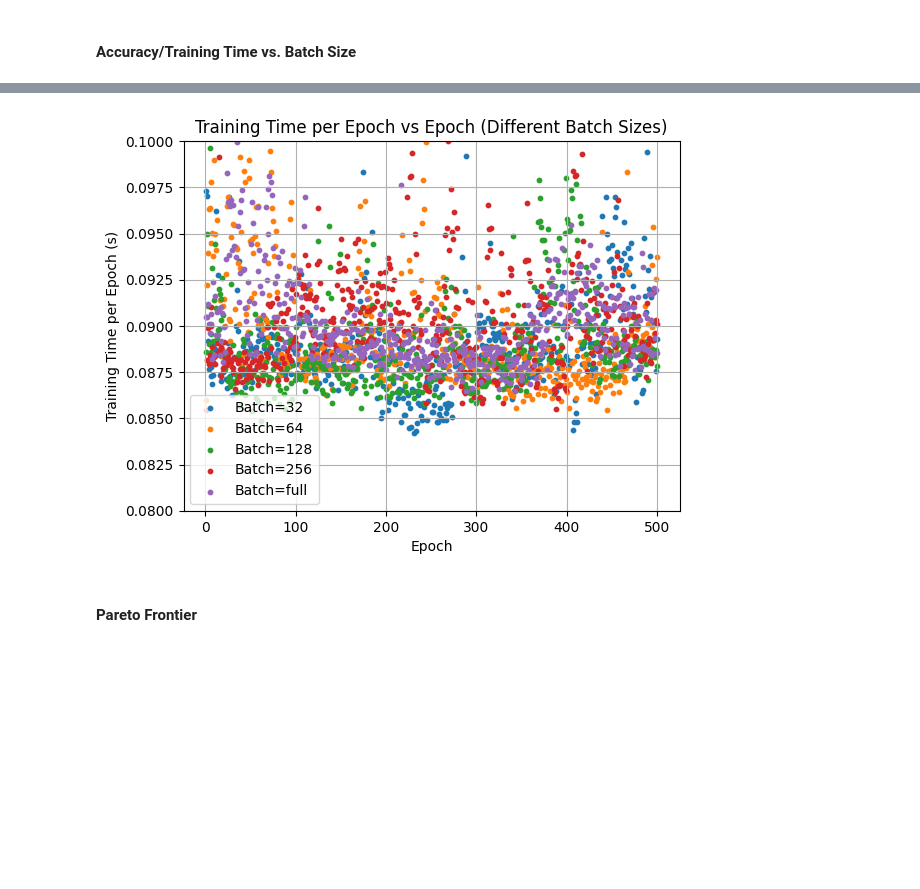
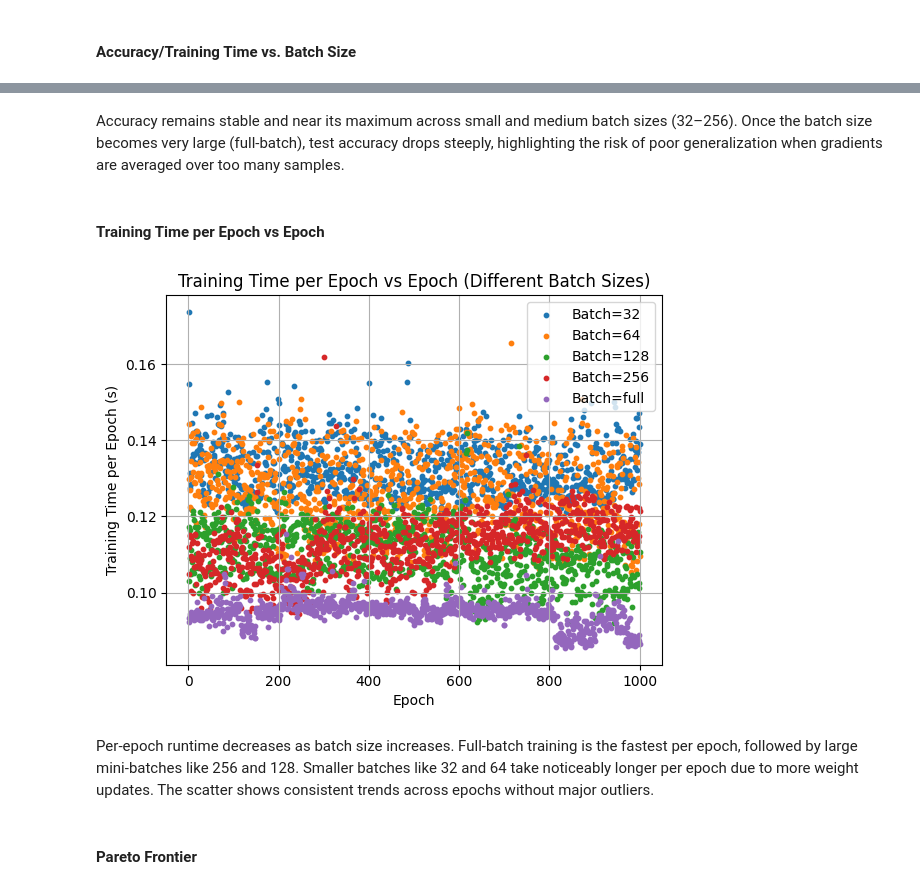
Before and after one commit to Featherless-bipod/variableMLP, a Jupyter notebook: src/main2.ipynb, the cells around one changed output, grey strips where cells are left out. Saved outputs shown, nothing was run; the diff lists cells and outputs as text; code cells hidden in the pictures; blank space fills up the shorter version.

```diff
--- a/src/main2.ipynb
+++ b/src/main2.ipynb
@@ -114,6 +169,6 @@ Text(0.5, 1.0, 'Accuracy vs Training Time (Pareto Frontier)')
 # %%
 
-#Define number of neurons
+#Define number of hidden layers
 hidden_layers = [2,3,5,10,15]
 
 #Define data arrays
@@ -124,9 +179,9 @@ Hresults_dic = {}
 #Collect Data
 for H in hidden_layers:
     print(f"number of layers:{H}")
-    test_acc, total_duration,training_accuracy, hundred_duration, epoch_time = train_and_evaluate(H=H, N=10, train_x=train_x, train_y=train_y,
+    test_acc, total_duration,training_accuracy, hundred_duration, epoch_time = nMLP.train_and_evaluate(H=H, N=10, train_x=train_x, train_y=train_y,
                                                                                         test_x=test_x, test_y=test_y,
-                                                                                        pixels=pixels, results=10, iters=500, alpha=0.1)
+                                                                                        pixels=pixels, results=10, iters=500, alpha=0.01)
     Htest_accs.append(test_acc)
     Htotal_times.append(total_duration)
     Hresults_dic[H] = {
@@ -200,7 +315,7 @@ Iresults_dic = {}
 #Collect Data
 for I in initialization_function:
     print(f"initailization function:{I}")
-    test_acc, total_duration, training_accuracy, hundred_duration, epoch_time = train_and_evaluate(H=2, N=10, train_x=train_x, train_y=train_y,test_x=test_x, test_y=test_y,pixels=pixels, results=10, iters=1000, alpha=0.05, act = initialization_function)
+    test_acc, total_duration, training_accuracy, hundred_duration, epoch_time = nMLP.train_and_evaluate(H=2, N=10, train_x=train_x, train_y=train_y,test_x=test_x, test_y=test_y,pixels=pixels, results=10, iters=1000, alpha=0.05, act = I)
     Itest_accs.append(test_acc)
     Itotal_times.append(total_duration)
 
@@ -309,7 +475,7 @@ Sresults_dic = {}
 #Collect Data
 for S in schedules:
     print(f"schedule type:{S}")
-    test_acc, total_duration,training_accuracy, hundred_duration, epoch_time = train_and_evaluate(H=2, N=10, train_x=train_x, train_y=train_y,
+    test_acc, total_duration,training_accuracy, hundred_duration, epoch_time = nMLP.train_and_evaluate(H=2, N=10, train_x=train_x, train_y=train_y,
                                                                                         test_x=test_x, test_y=test_y,
                                                                                         pixels=pixels, results=10, iters=1000, alpha=0.1,schedule = S)
     Stest_accs.append(test_acc)
@@ -400,5 +585,4 @@ Text(0.5, 1.0, 'Accuracy vs Training Time (Pareto Frontier)')
 # %%
-
 #Define number of neurons
 batch_sizes = [32,64,128,256,None]
 
@@ -410,7 +594,7 @@ Bresults_dic = {}
 #Collect Data
 for B in batch_sizes:
     print(f"batch size:{B}")
-    test_acc, total_duration, training_accuracy, hundred_duration, epoch_time = train_and_evaluate(H=2, N=10, train_x=train_x, train_y=train_y,test_x=test_x, test_y=test_y,pixels=pixels, results=10, iters=10000, alpha=0.1,batch_size=B)
+    test_acc, total_duration, training_accuracy, hundred_duration, epoch_time = nMLP.train_and_evaluate(H=2, N=10, train_x=train_x, train_y=train_y,test_x=test_x, test_y=test_y,pixels=pixels, results=10, iters=1000, alpha=0.01,batch_size=B)
     Btest_accs.append(test_acc)
     Btotal_times.append(total_duration)
 
@@ -454,19 +638,24 @@ plt.show()
+# %% [markdown]
+Accuracy remains stable and near its maximum across small and medium batch sizes (32–256). Once the batch size becomes very large (full-batch), test accuracy drops steeply, highlighting the risk of poor generalization when gradients are averaged over too many samples.
+# %% [markdown]
+#### Training Time per Epoch vs Epoch
 # %%
 for B in batch_sizes:
     epoch_times = Bresults_dic[B]["epoch time"]  # list of per-epoch durations
     epochs = np.arange(1, len(epoch_times) + 1)  # epoch indices
     label = B if B is not None else "full"
     plt.scatter(epochs, epoch_times, s=10, label=f"Batch={label}")
 
 plt.xlabel("Epoch")
 plt.ylabel("Training Time per Epoch (s)")
-plt.ylim(0.08,0.1)
 plt.title("Training Time per Epoch vs Epoch (Different Batch Sizes)")
 plt.legend()
 plt.grid(True)
 plt.show()
 # %% [output]
-[figure, old version]
+[figure, new version]
+# %% [markdown]
+Per-epoch runtime decreases as batch size increases. Full-batch training is the fastest per epoch, followed by large mini-batches like 256 and 128. Smaller batches like 32 and 64 take noticeably longer per epoch due to more weight updates. The scatter shows consistent trends across epochs without major outliers.
 # %% [markdown]
 #### Pareto Frontier
 # %%
```
Also changed, not shown: parts of 45 cells of this notebook, 2 other files.
